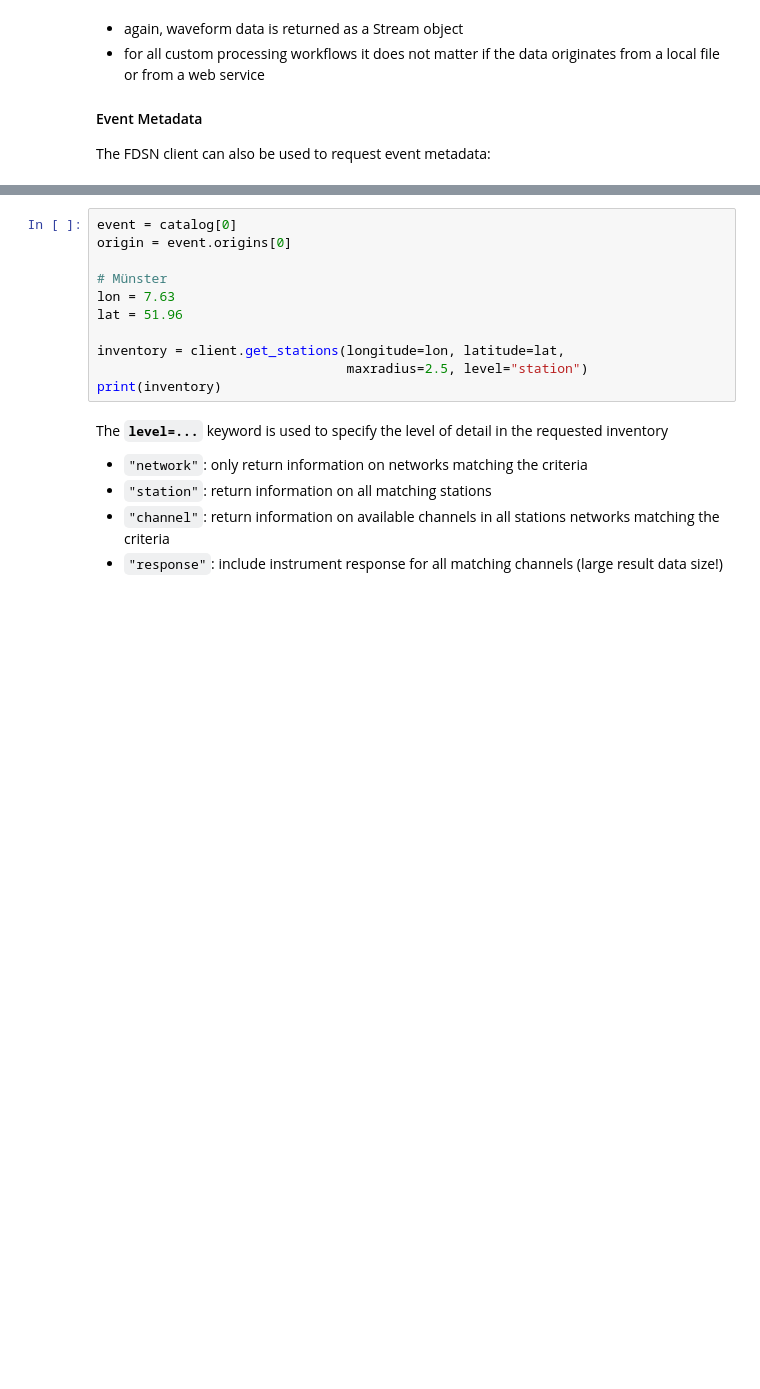
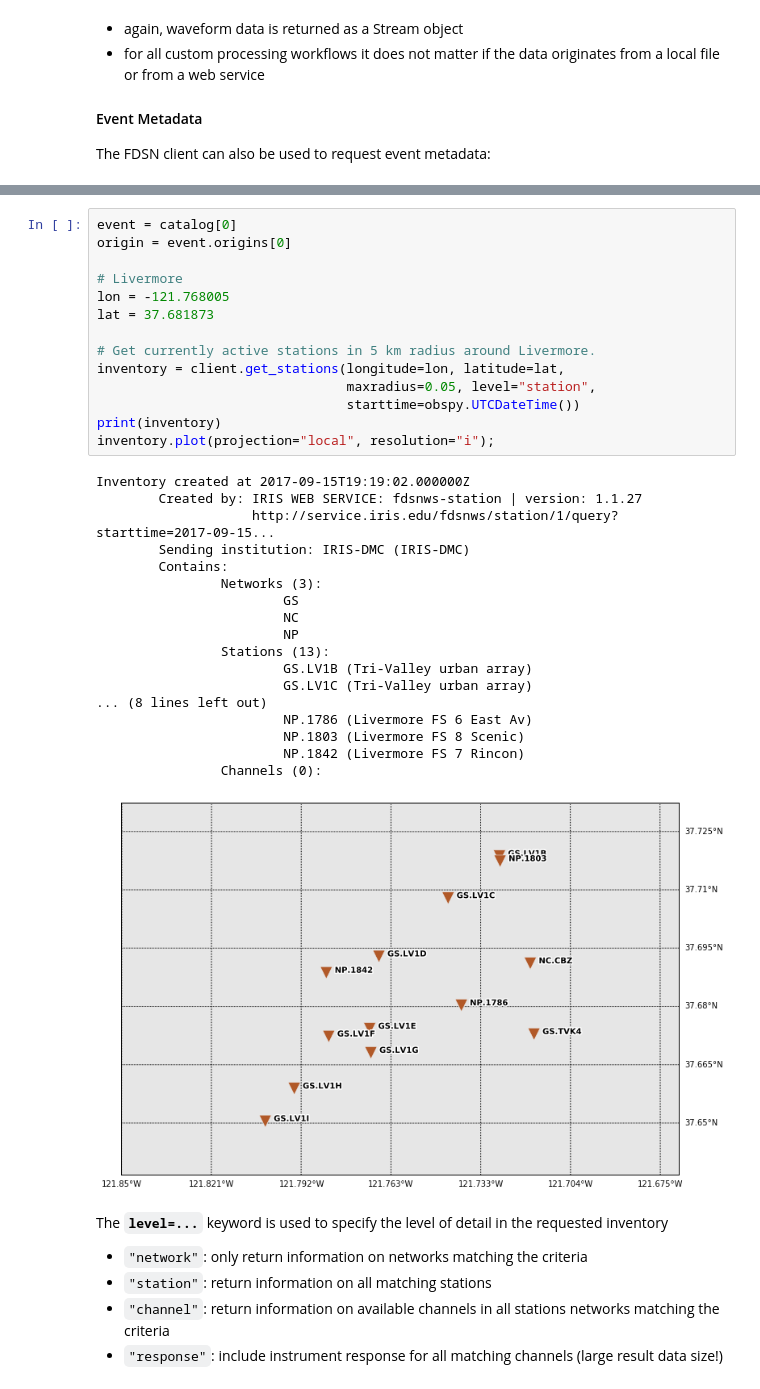
Before and after one commit to krischer/cig_llnl_computational_seismology_workshop_obspy_instaseis, a Jupyter notebook: ObsPy/06_FDSN-with_solutions.ipynb, the cells around one changed output, grey strips where cells are left out. Drawn from its saved outputs; the diff is of its cells as text; blank space fills up the shorter version.

```diff
--- a/ObsPy/06_FDSN-with_solutions.ipynb
+++ b/ObsPy/06_FDSN-with_solutions.ipynb
@@ -82,14 +88,36 @@ Finally, the FDSN client can be used to request station metadata. Stations can b
 # %%
 event = catalog[0]
 origin = event.origins[0]
 
-# Münster
-lon = 7.63
-lat = 51.96
+# Livermore
+lon = -121.768005
+lat = 37.681873
 
+# Get currently active stations in 5 km radius around Livermore.
 inventory = client.get_stations(longitude=lon, latitude=lat,
-                                maxradius=2.5, level="station")
+                                maxradius=0.05, level="station",
+                                starttime=obspy.UTCDateTime())
 print(inventory)
+inventory.plot(projection="local", resolution="i");
+# %% [output]
+Inventory created at 2017-09-15T19:19:02.000000Z
+        Created by: IRIS WEB SERVICE: fdsnws-station | version: 1.1.27
+                    http://service.iris.edu/fdsnws/station/1/query?starttime=2017-09-15...
+        Sending institution: IRIS-DMC (IRIS-DMC)
+        Contains:
+                Networks (3):
+                        GS
+                        NC
+                        NP
+                Stations (13):
+                        GS.LV1B (Tri-Valley urban array)
+                        GS.LV1C (Tri-Valley urban array)
+... (8 lines left out)
+                        NP.1786 (Livermore FS 6 East Av)
+                        NP.1803 (Livermore FS 8 Scenic)
+                        NP.1842 (Livermore FS 7 Rincon)
+                Channels (0):
+[figure, added]
 # %% [markdown]
 The **`level=...`** keyword is used to specify the level of detail in the requested inventory
 
```
Also changed, not shown: parts of 16 cells of this notebook, 10 other files.
